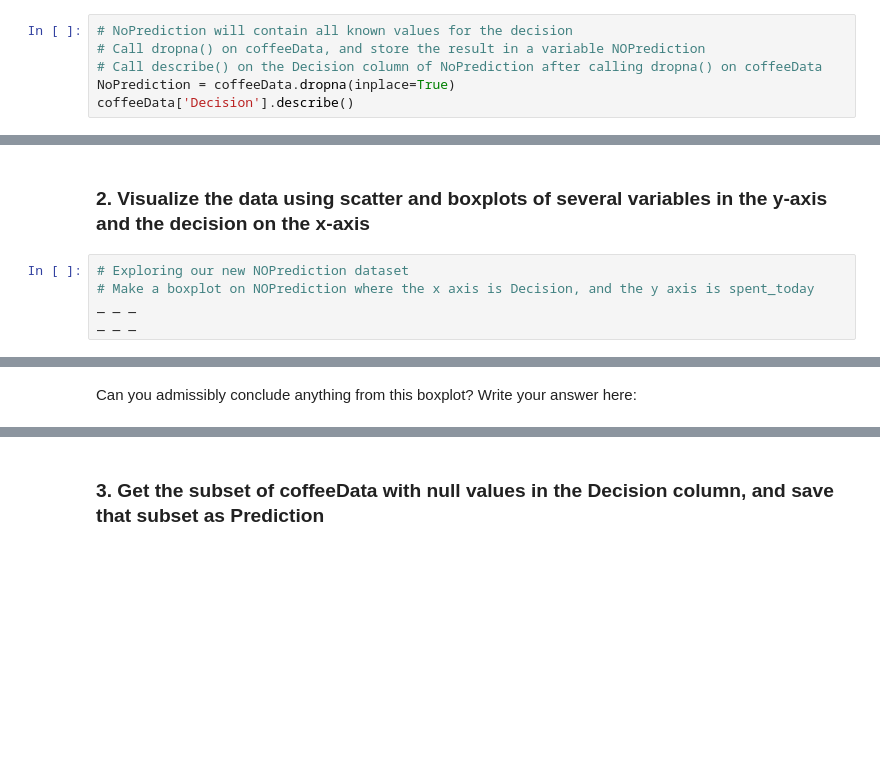
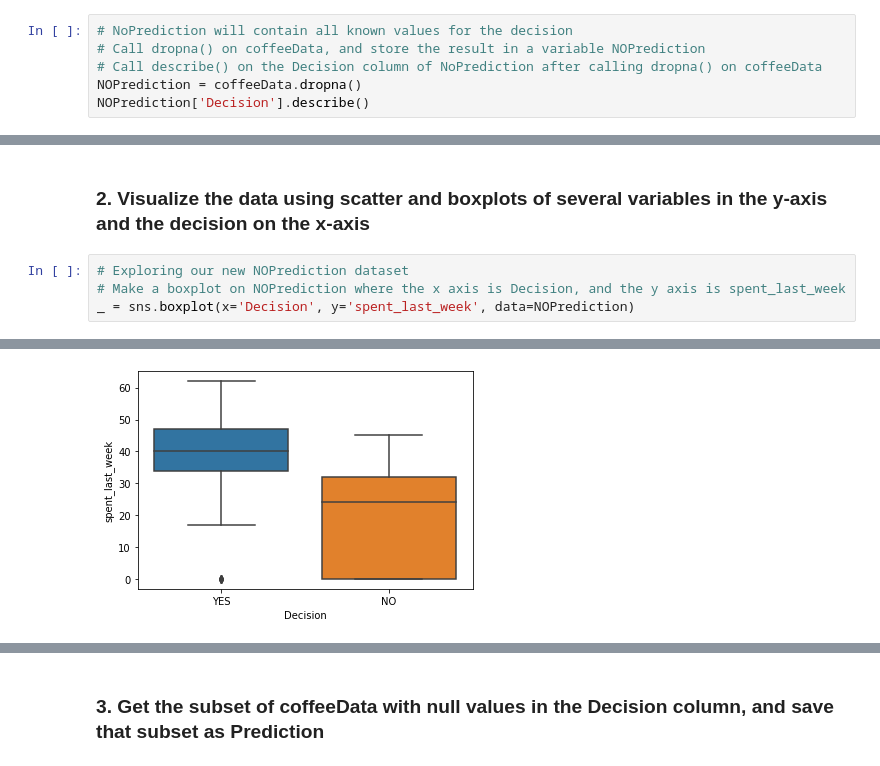
Before and after one commit to lilorent/Springboard, a Jupyter notebook: mini-projects-case-studies/Decision Trees Case Study/Springboard Decision Tree Specialty Coffee Case Study - Tier 3.ipynb, the cells around one changed output, grey strips where cells are left out. Saved outputs shown, nothing was run; the diff lists cells and outputs as text; blank space fills up the shorter version.

```diff
--- a/mini-projects-case-studies/Decision Trees Case Study/Springboard Decision Tree Specialty Coffee Case Study - Tier 3.ipynb
+++ b/mini-projects-case-studies/Decision Trees Case Study/Springboard Decision Tree Specialty Coffee Case Study - Tier 3.ipynb
@@ -258,8 +258,8 @@ To execute the train/test split properly, we need to do five things:
 # NoPrediction will contain all known values for the decision
 # Call dropna() on coffeeData, and store the result in a variable NOPrediction
 # Call describe() on the Decision column of NoPrediction after calling dropna() on coffeeData
-NoPrediction = coffeeData.dropna(inplace=True)
-coffeeData['Decision'].describe()
+NOPrediction = coffeeData.dropna()
+NOPrediction['Decision'].describe()
 # %% [output]
 count     474
 unique      2
@@ -270,7 +270,6 @@ Name: Decision, dtype: object
 ### 2. Visualize the data using scatter and boxplots of several variables in the y-axis and the decision on the x-axis
 # %%
 # Exploring our new NOPrediction dataset
-# Make a boxplot on NOPrediction where the x axis is Decision, and the y axis is spent_today
-_ _ _
-_ _ _
+# Make a boxplot on NOPrediction where the x axis is Decision, and the y axis is spent_last_week
+_ = sns.boxplot(x='Decision', y='spent_last_week', data=NOPrediction)
 # %% [output]
@@ -278,2 +276 @@ SyntaxError: invalid syntax (<ipython-input-20-18489fe37e3e>, line 3)
+[figure, added]
-# %% [markdown]
-Can you admissibly conclude anything from this boxplot? Write your answer here:
```
Also changed, not shown: parts of 13 cells of this notebook.
